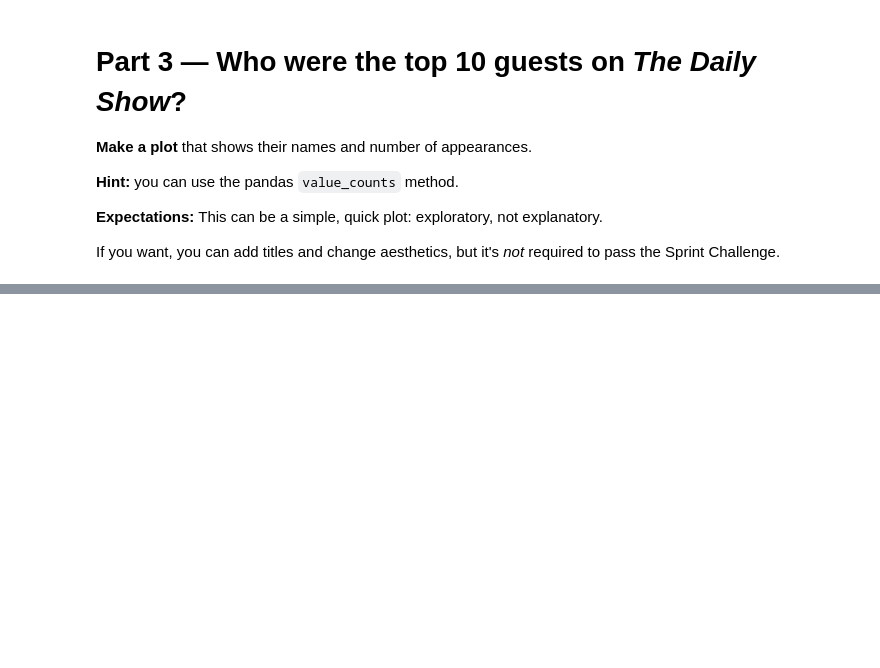
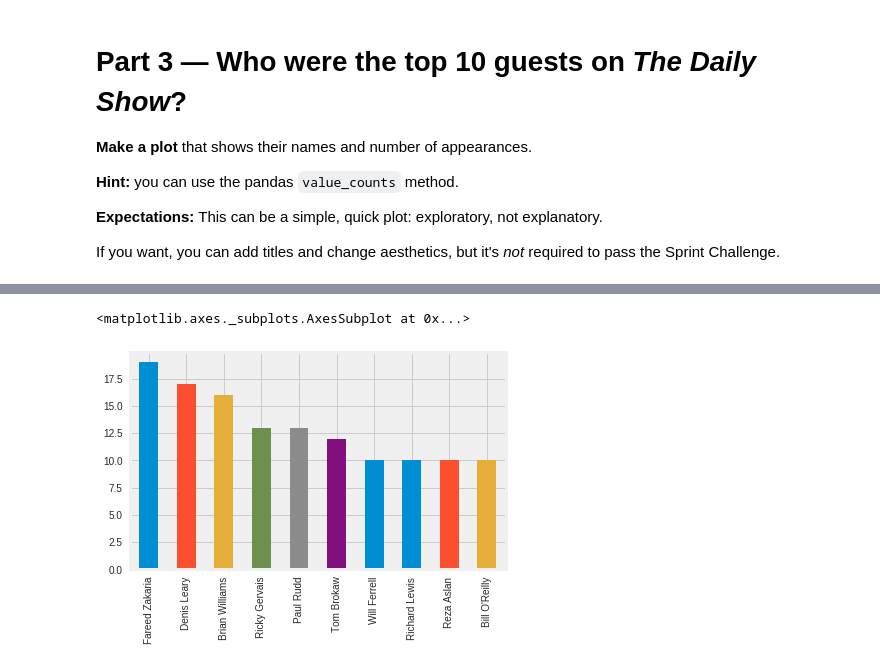
Before and after one commit to bloominstituteoftechnology/DS-Sprint-02-Storytelling-With-Data, a Jupyter notebook: DS_Unit_1_Sprint_Challenge_2.ipynb, the cells around one changed output, grey strips where cells are left out. Saved outputs shown, nothing was run; the diff lists cells and outputs as text; code cells hidden in the pictures; blank space fills up the shorter version.

```diff
--- a/DS_Unit_1_Sprint_Challenge_2.ipynb
+++ b/DS_Unit_1_Sprint_Challenge_2.ipynb
@@ -78,3 +195,5 @@ Any visual element not specifically mentioned in the expectations is an optional
 **Expectations:** This can be a simple, quick plot: exploratory, not explanatory.
 
 If you want, you can add titles and change aesthetics, but it's _not_ required to pass the Sprint Challenge.
+# %%
+guest = df['Guest'].value_counts()
@@ -80,0 +218,5 @@ If you want, you can add titles and change aesthetics, but it's _not_ required t
+# %%
+guest[:10].plot.bar()
+# %% [output]
+<matplotlib.axes._subplots.AxesSubplot at 0x...>
+[figure, added]
```
Also changed, not shown: parts of 11 cells of this notebook.
